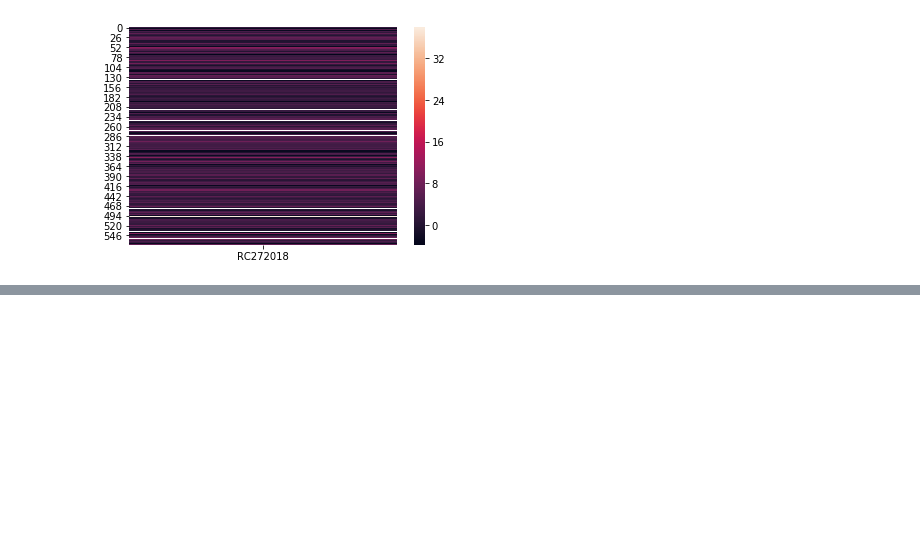
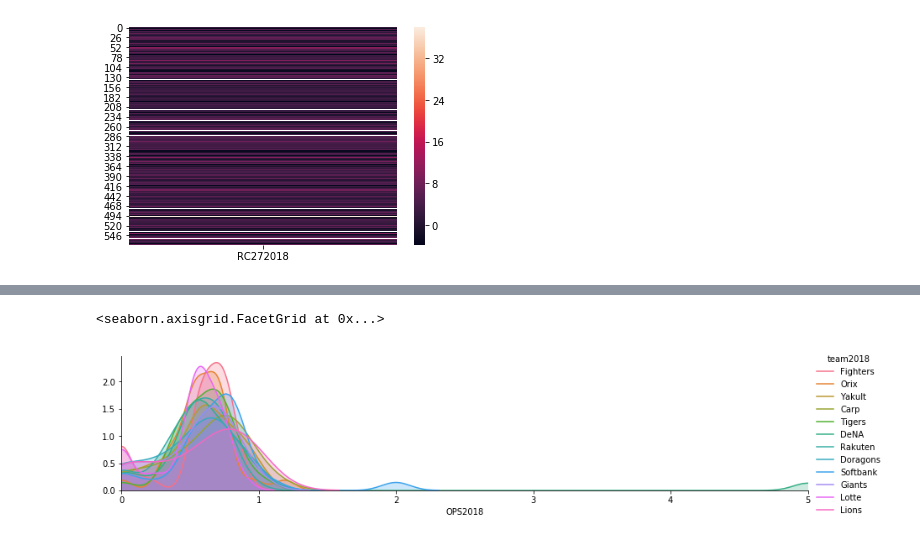
Before and after one commit to applego/IPython_root, a Jupyter notebook: npb/predict_rank/npb_batter_2014-2018.ipynb, the cells around one changed output, grey strips where cells are left out. Cells and saved outputs as stored; diff of their text form; code cells hidden in the pictures; blank space fills up the shorter version.

```diff
--- a/npb/predict_rank/npb_batter_2014-2018.ipynb
+++ b/npb/predict_rank/npb_batter_2014-2018.ipynb
@@ -684,0 +828,9 @@ sns.heatmap(DataFrame(df_m2.RC272018))
+# %%
+fig = sns.FacetGrid(df_m3,hue='team2018',aspect=4)
+fig.map(sns.kdeplot,'OPS2018',shade=True)
+maxest = df_m3['OPS2018'].max()
+fig.set(xlim=(0,maxest))
+fig.add_legend()
+# %% [output]
+<seaborn.axisgrid.FacetGrid at 0x...>
+[figure, added]
```
Also changed, not shown: parts of 122 cells of this notebook, 16 other files.
